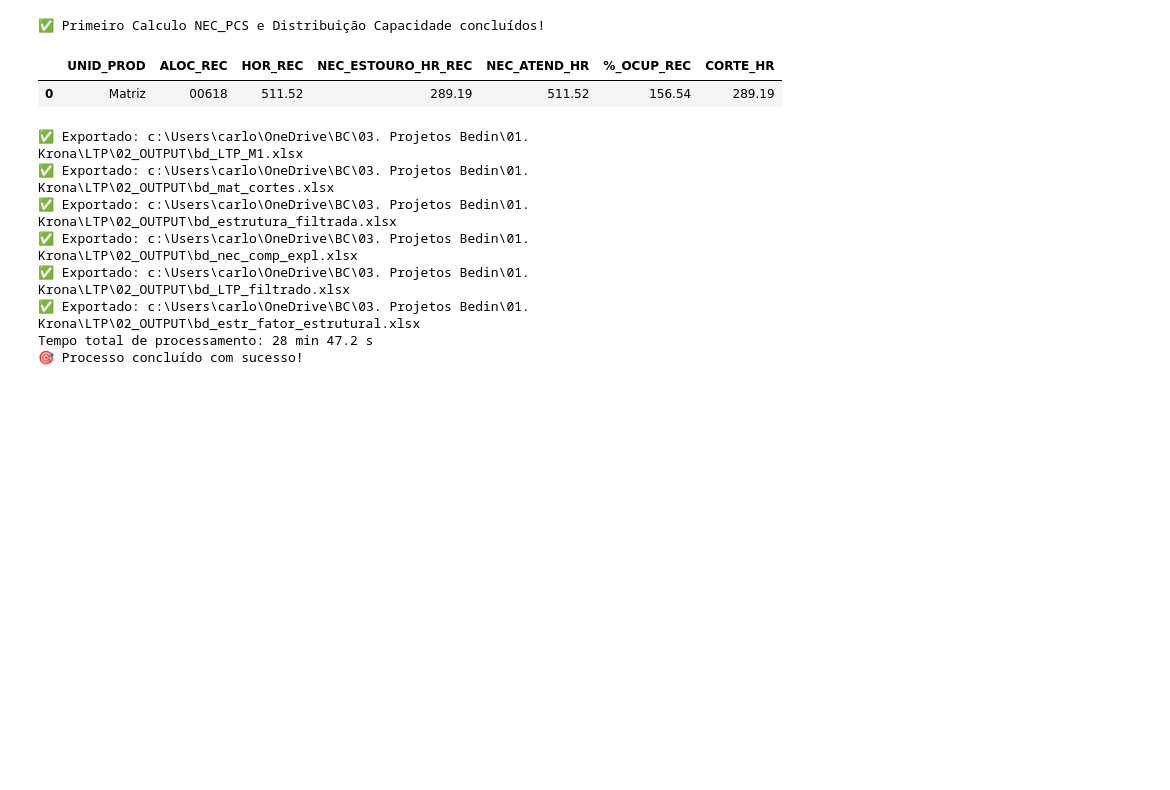
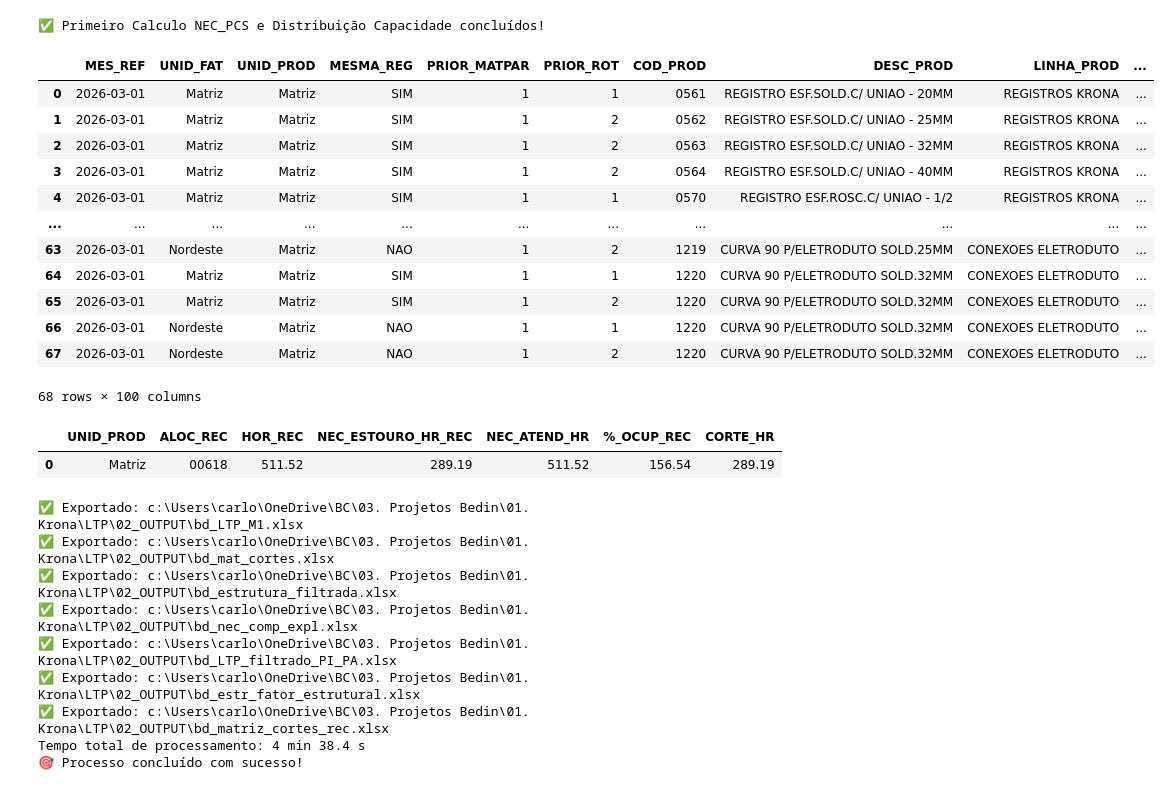
Before and after one commit to OtavioBedin/LTP, a Jupyter notebook: 00_SCRIPTS/ETL_LTP.ipynb, the cells around one changed output. Saved outputs shown, nothing was run; the diff lists cells and outputs as text; code cells hidden in the pictures; blank space fills up the shorter version.

```diff
--- a/00_SCRIPTS/ETL_LTP.ipynb
+++ b/00_SCRIPTS/ETL_LTP.ipynb
@@ -1240,8 +1270,24 @@ for mes_ref in mes_refs:
-# %%
-bd_mat_cortes
-# %% [output]
-|  | UNID_PROD | ALOC_REC | HOR_REC | NEC_ESTOURO_HR_REC | NEC_ATEND_HR | %_OCUP_REC | CORTE_HR |
-| 0 | Matriz | 00618 | 511.52 | 289.19 | 511.52 | 156.54 | 289.19 |
+# %%
+bd_LTP_filtrado_PI_PA
+# %% [output]
+|  | MES_REF | UNID_FAT | UNID_PROD | MESMA_REG | PRIOR_MATPAR | PRIOR_ROT | COD_PROD | DESC_PROD | LINHA_PROD | ... |
+| 0 | 2026-03-01 | Matriz | Matriz | SIM | 1 | 1 | 0561 | REGISTRO ESF.SOLD.C/ UNIAO - 20MM | REGISTROS KRONA | ... |
+| 1 | 2026-03-01 | Matriz | Matriz | SIM | 1 | 2 | 0562 | REGISTRO ESF.SOLD.C/ UNIAO - 25MM | REGISTROS KRONA | ... |
+| 2 | 2026-03-01 | Matriz | Matriz | SIM | 1 | 2 | 0563 | REGISTRO ESF.SOLD.C/ UNIAO - 32MM | REGISTROS KRONA | ... |
+| 3 | 2026-03-01 | Matriz | Matriz | SIM | 1 | 2 | 0564 | REGISTRO ESF.SOLD.C/ UNIAO - 40MM | REGISTROS KRONA | ... |
+| 4 | 2026-03-01 | Matriz | Matriz | SIM | 1 | 1 | 0570 | REGISTRO ESF.ROSC.C/ UNIAO - 1/2 | REGISTROS KRONA | ... |
+| ... | ... | ... | ... | ... | ... | ... | ... | ... | ... | ... |
+| 63 | 2026-03-01 | Nordeste | Matriz | NAO | 1 | 2 | 1219 | CURVA 90 P/ELETRODUTO SOLD.25MM | CONEXOES ELETRODUTO | ... |
+| 64 | 2026-03-01 | Matriz | Matriz | SIM | 1 | 1 | 1220 | CURVA 90 P/ELETRODUTO SOLD.32MM | CONEXOES ELETRODUTO | ... |
+| 65 | 2026-03-01 | Matriz | Matriz | SIM | 1 | 2 | 1220 | CURVA 90 P/ELETRODUTO SOLD.32MM | CONEXOES ELETRODUTO | ... |
+| 66 | 2026-03-01 | Nordeste | Matriz | NAO | 1 | 1 | 1220 | CURVA 90 P/ELETRODUTO SOLD.32MM | CONEXOES ELETRODUTO | ... |
+| 67 | 2026-03-01 | Nordeste | Matriz | NAO | 1 | 2 | 1220 | CURVA 90 P/ELETRODUTO SOLD.32MM | CONEXOES ELETRODUTO | ... |
+68 rows × 100 columns
+# %%
+bd_mat_cortes
+# %% [output]
+|  | UNID_PROD | ALOC_REC | HOR_REC | NEC_ESTOURO_HR_REC | NEC_ATEND_HR | %_OCUP_REC | CORTE_HR |
+| 0 | Matriz | 00618 | 511.52 | 289.19 | 511.52 | 156.54 | 289.19 |
 # %%
 # Exportar para Excel
 
@@ -1251,8 +1297,9 @@ dataframes_para_exportar = {
     "bd_mat_cortes": bd_mat_cortes,
     "bd_estrutura_filtrada": bd_estrutura_filtrada,
     "bd_nec_comp_expl": bd_nec_comp_expl,
-    "bd_LTP_filtrado": bd_LTP_filtrado,
-    "bd_estr_fator_estrutural": bd_estr_fator_estrutural
+    "bd_LTP_filtrado_PI_PA": bd_LTP_filtrado_PI_PA,
+    "bd_estr_fator_estrutural": bd_estr_fator_estrutural,
+    "bd_matriz_cortes_rec": bd_matriz_cortes_rec
 }
 
 for nome in dataframes_para_exportar:
@@ -1268,7 +1315,8 @@ print("🎯 Processo concluído com sucesso!")
 ✅ Exportado: c:\Users\carlo\OneDrive\BC\03. Projetos Bedin\01. Krona\LTP\02_OUTPUT\bd_mat_cortes.xlsx
 ✅ Exportado: c:\Users\carlo\OneDrive\BC\03. Projetos Bedin\01. Krona\LTP\02_OUTPUT\bd_estrutura_filtrada.xlsx
 ✅ Exportado: c:\Users\carlo\OneDrive\BC\03. Projetos Bedin\01. Krona\LTP\02_OUTPUT\bd_nec_comp_expl.xlsx
-✅ Exportado: c:\Users\carlo\OneDrive\BC\03. Projetos Bedin\01. Krona\LTP\02_OUTPUT\bd_LTP_filtrado.xlsx
+✅ Exportado: c:\Users\carlo\OneDrive\BC\03. Projetos Bedin\01. Krona\LTP\02_OUTPUT\bd_LTP_filtrado_PI_PA.xlsx
 ✅ Exportado: c:\Users\carlo\OneDrive\BC\03. Projetos Bedin\01. Krona\LTP\02_OUTPUT\bd_estr_fator_estrutural.xlsx
-Tempo total de processamento: 28 min 47.2 s
+✅ Exportado: c:\Users\carlo\OneDrive\BC\03. Projetos Bedin\01. Krona\LTP\02_OUTPUT\bd_matriz_cortes_rec.xlsx
+Tempo total de processamento: 4 min 38.4 s
 🎯 Processo concluído com sucesso!
```
Also changed, not shown: parts of 3 cells of this notebook.
